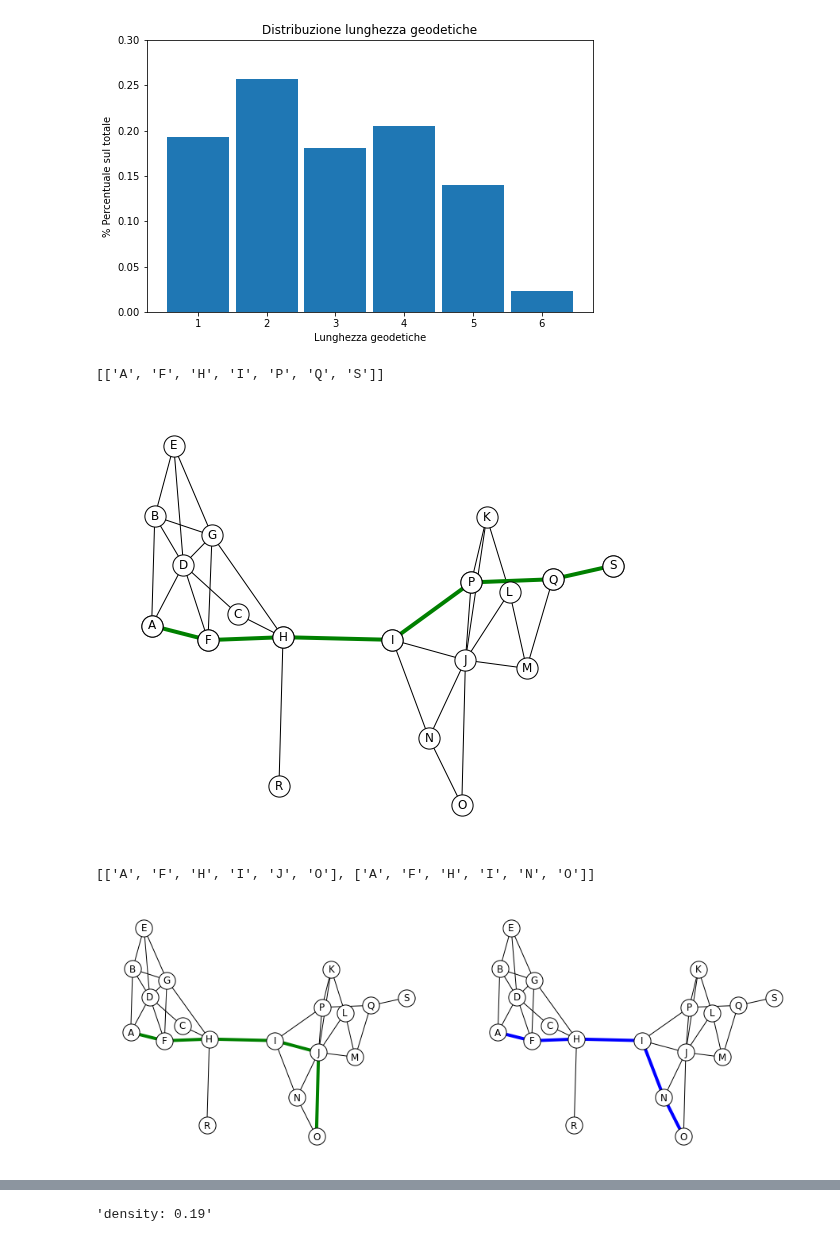
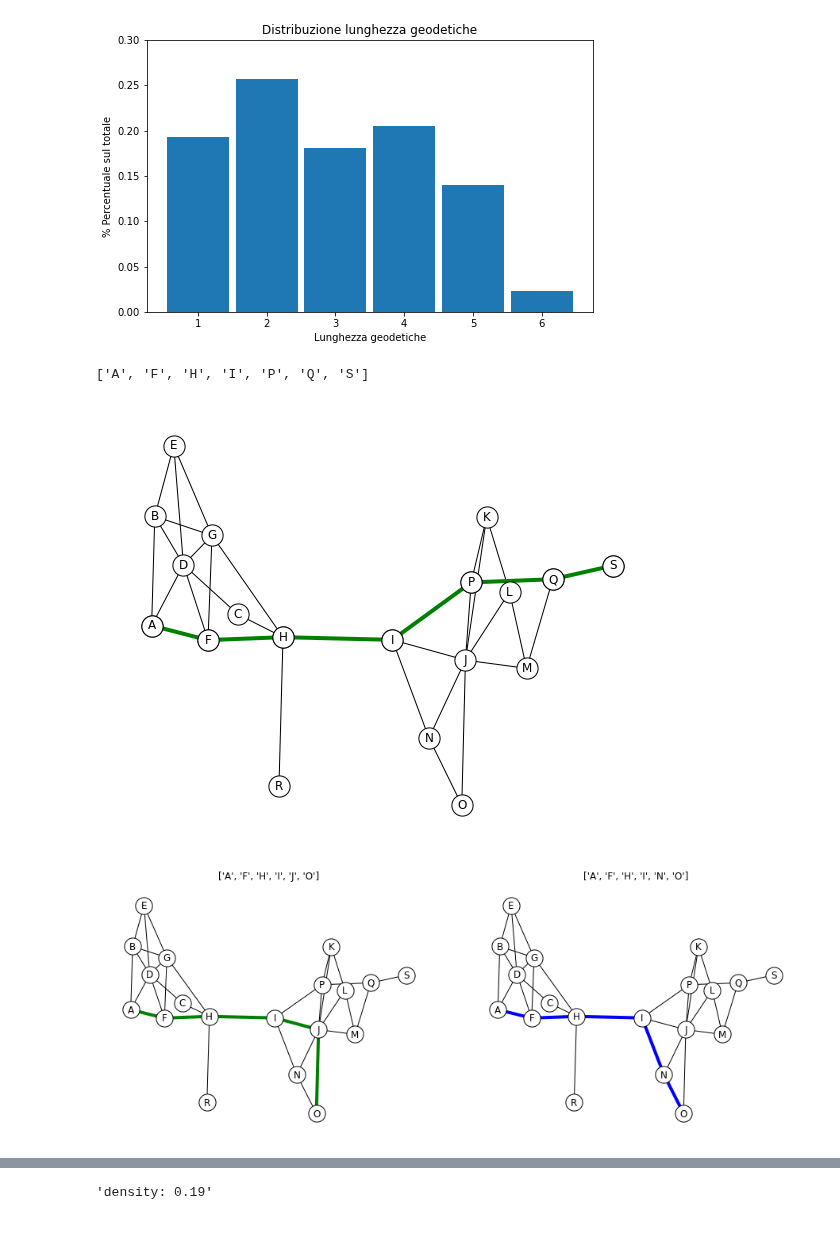
Before and after one commit to alkaest2002/ABGrid, a Jupyter notebook: materials/course 101/esercitazione.ipynb, the cells around one changed output, grey strips where cells are left out. Drawn from its saved outputs; the diff is of its cells as text; code cells hidden in the pictures.

```diff
--- a/materials/course 101/esercitazione.ipynb
+++ b/materials/course 101/esercitazione.ipynb
@@ -183,7 +129,7 @@ def plot_network():
     ax.axis('off')
 
     # output network
-    nx.draw_networkx(Ge, pos=spring_pos,**BASE_OPTIONS, ax=ax)
+    nx.draw_networkx(Ge, spring_pos,**BASE_OPTIONS, ax=ax)
     return fig, ax
 
 plot_network();
@@ -266,52 +189,46 @@ ax.set_ylabel("% Percentuale sul totale")
 ax.set_ylim(0,.3);
 # %% [output]
 [figure]
-# %%
-# GEODETCA TRA A ED S
-list(nx.all_shortest_paths(Ge,"A","S"))
-# %% [output]
-[['A', 'F', 'H', 'I', 'P', 'Q', 'S']]
 # %%
-# VISUALIZZA GEODETICA TRA A ED S
+# GEODETICA TRA A ED S
 fig, ax = plot_network()
 
 possible_sps = list(nx.all_shortest_paths(Ge, "A", "S"))
 first_sp = possible_sps[0]
 first_sp_edges = [ (x, first_sp[idx+1]) for idx,x in enumerate(first_sp[:-1]) ]
 
+display(list(nx.all_shortest_paths(Ge,"A","S"))[0])
 nx.draw_networkx_nodes(Ge, pos=spring_pos, nodelist=first_sp, **NODE_OPTIONS, ax=ax)
 nx.draw_networkx_edges(Ge, pos=spring_pos, edgelist=first_sp_edges, edge_color="g", width=4, ax=ax);
 # %% [output]
+['A', 'F', 'H', 'I', 'P', 'Q', 'S']
 [figure]
-# %%
-# GEODETICHE TRA A ED O (PIU' DI UNA)
-list(nx.all_shortest_paths(Ge, "A", "O"))
-# %% [output]
-[['A', 'F', 'H', 'I', 'J', 'O'], ['A', 'F', 'H', 'I', 'N', 'O']]
 # %%
-# VISUALIZZA GEODETICHE TRA A ED O
+# GEODETICHE TRA A ED O
 
 fig, (ax1, ax2) = plt.subplots(figsize=(13,5), nrows=1, ncols=2)
 fig.tight_layout()
 
 for ax in (ax1, ax2):
     ax.axis('off')
 
 # calcola tutte le possibili geodetiche
 possible_sps = list(nx.all_shortest_paths(Ge, "A", "O"))
 
 # scegli prima geodetica
 first_sp = possible_sps[0]
 first_sp_edges = [ (x, first_sp[idx+1]) for idx, x in enumerate(first_sp[:-1]) ]
 # scegli seconda geodetica
 second_sp = possible_sps[1]
 second_sp_edges = [ (x, second_sp[idx+1]) for idx, x in enumerate(second_sp[:-1]) ]
 
 # output grafico
 nx.draw_networkx(Ge, pos=spring_pos, **NODE_OPTIONS, ax=ax1)
 nx.draw_networkx(Ge, pos=spring_pos, **NODE_OPTIONS, ax=ax2)
 nx.draw_networkx_edges(Ge, pos=spring_pos, edgelist=first_sp_edges, edge_color="g", width=4, ax=ax1)
 nx.draw_networkx_edges(Ge, pos=spring_pos, edgelist=second_sp_edges, edge_color="b", width=4, ax=ax2);
+ax1.set_title(possible_sps[0]);
+ax2.set_title(possible_sps[1]);
 # %% [output]
-[figure, old version]
+[figure, new version]
 # %% [markdown]
```
Also changed, not shown: parts of 62 cells of this notebook.
